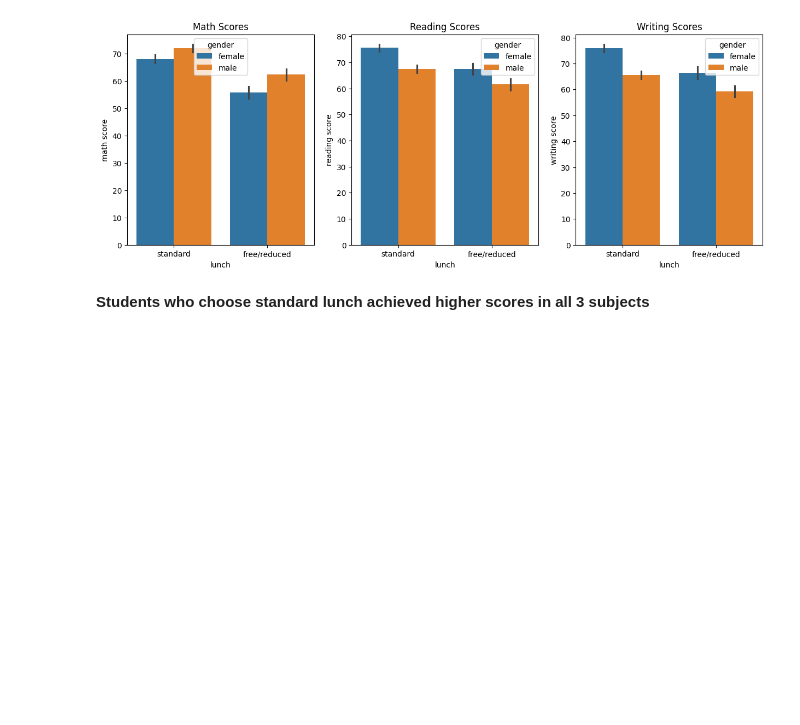
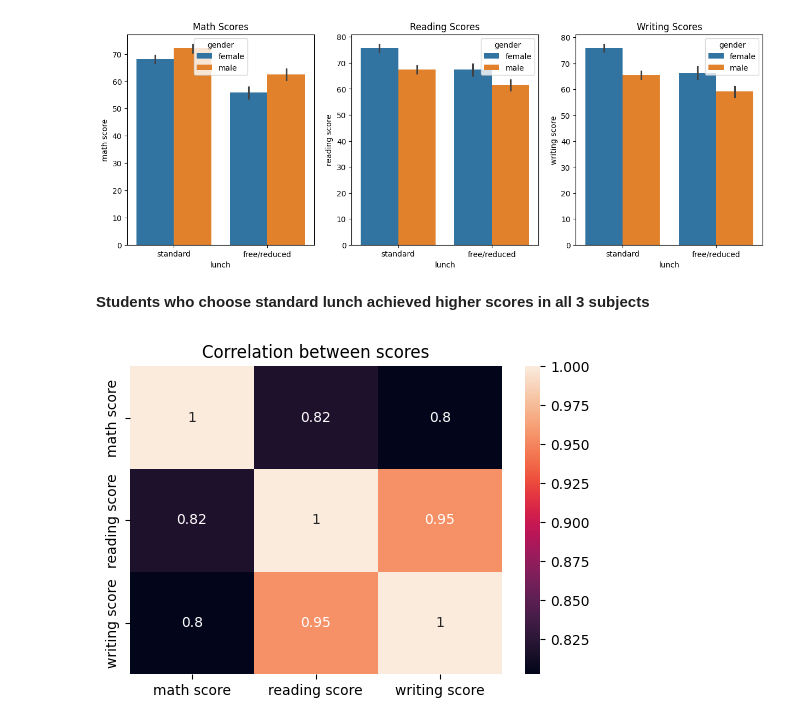
Before and after one commit to RaoFaris/Student-Performance-Analytics-Marks-Prediction-Rules-Engine-non-ML-, a Jupyter notebook: studperformanalytics.ipynb, the cells around one changed output. Cells and saved outputs as stored; diff of their text form; code cells hidden in the pictures; blank space fills up the shorter version.

Commit message:
Added correlation heatmap for numerical score variables

```diff
--- a/studperformanalytics.ipynb
+++ b/studperformanalytics.ipynb
@@ -229,3 +229,11 @@ plt.show()
 [figure]
 # %% [markdown]
 **Students who choose standard lunch achieved higher scores in all 3 subjects**
+# %%
+#Correlataion heatmap for numeric features
+plt.figure(figsize=(6,4))
+sns.heatmap(sp[['math score','reading score','writing score']].corr(),annot=True)
+plt.title('Correlation between scores')
+plt.show()
+# %% [output]
+[figure, added]
```
Also changed, not shown: parts of 1 cell of this notebook.
